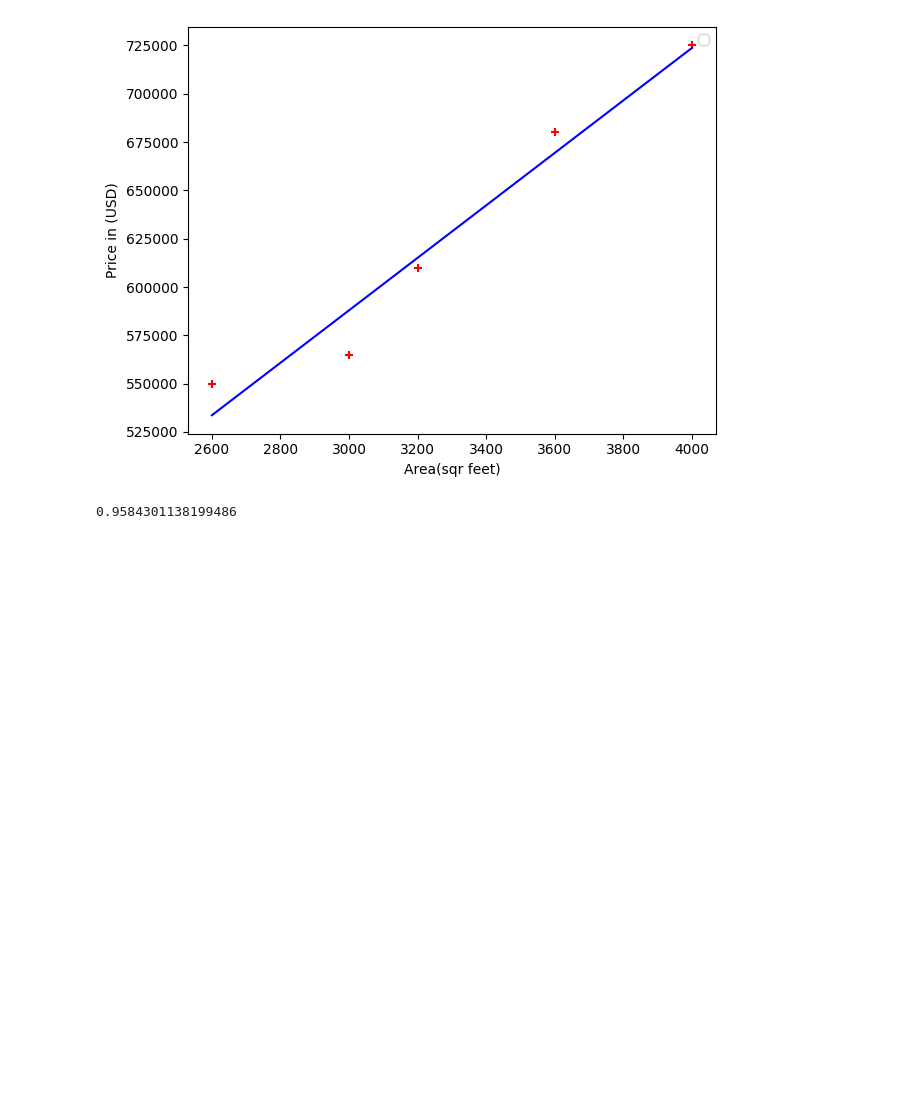
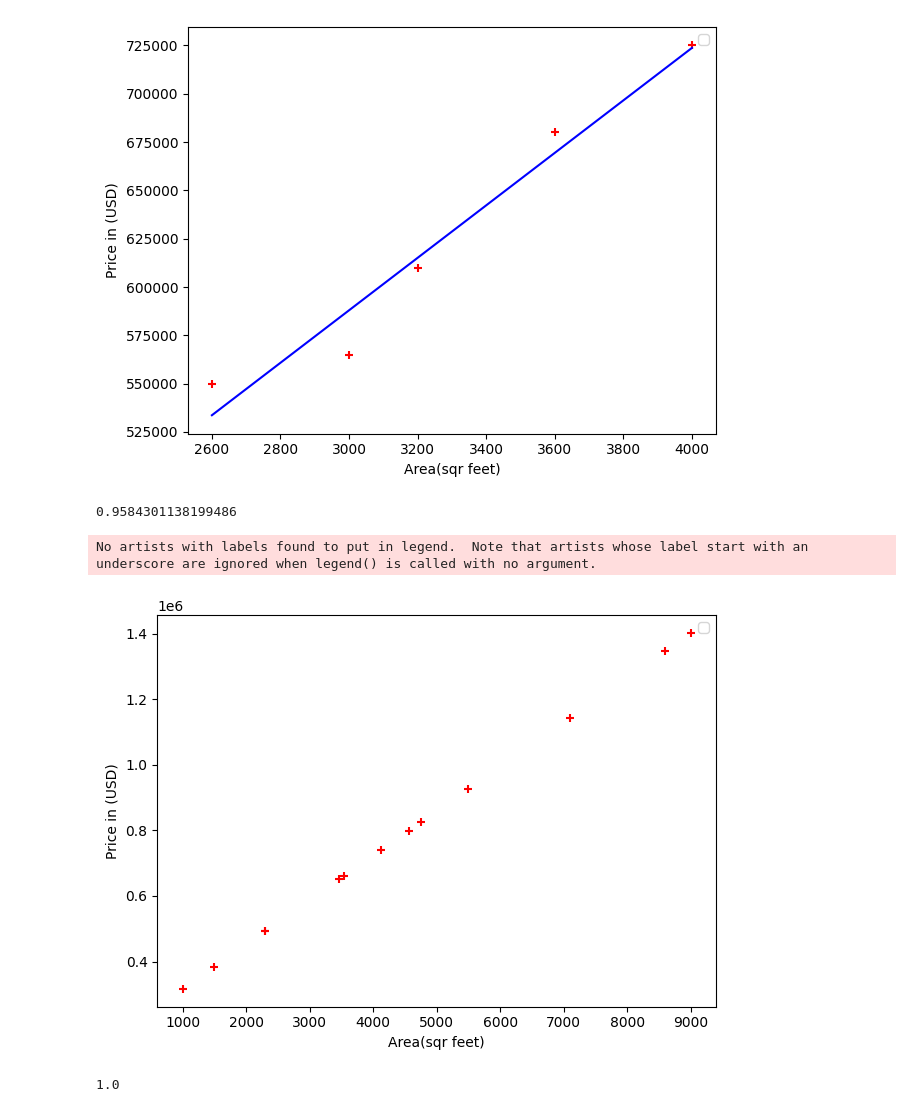
Before and after one commit to thestartupdeveloper10/linear_regression, a Jupyter notebook: starter/initial.ipynb, the cells around one changed output. Cells and saved outputs as stored; diff of their text form; code cells hidden in the pictures; blank space fills up the shorter version.

```diff
--- a/starter/initial.ipynb
+++ b/starter/initial.ipynb
@@ -103,3 +103,18 @@ No artists with labels found to put in legend.  Note that artists whose label st
 reg.score(homeprice[['area']],homeprice['price'])
 # %% [output]
 0.9584301138199486
+# %%
+plt.scatter(price_predict['area'],price_predict['price'], color='red', marker='+')
+# plt.plot(price_predict['area'],reg.predict(price_predict[['area']]),color='blue')
+plt.xlabel('Area(sqr feet)')
+plt.ylabel('Price in (USD)')
+plt.legend()
+plt.tight_layout()
+plt.show()
+# %% [output]
+No artists with labels found to put in legend.  Note that artists whose label start with an underscore are ignored when legend() is called with no argument.
+[figure, added]
+# %%
+reg.score(price_predict[['area']],price_predict['price'])
+# %% [output]
+1.0
```
Also changed, not shown: 2 other files.
